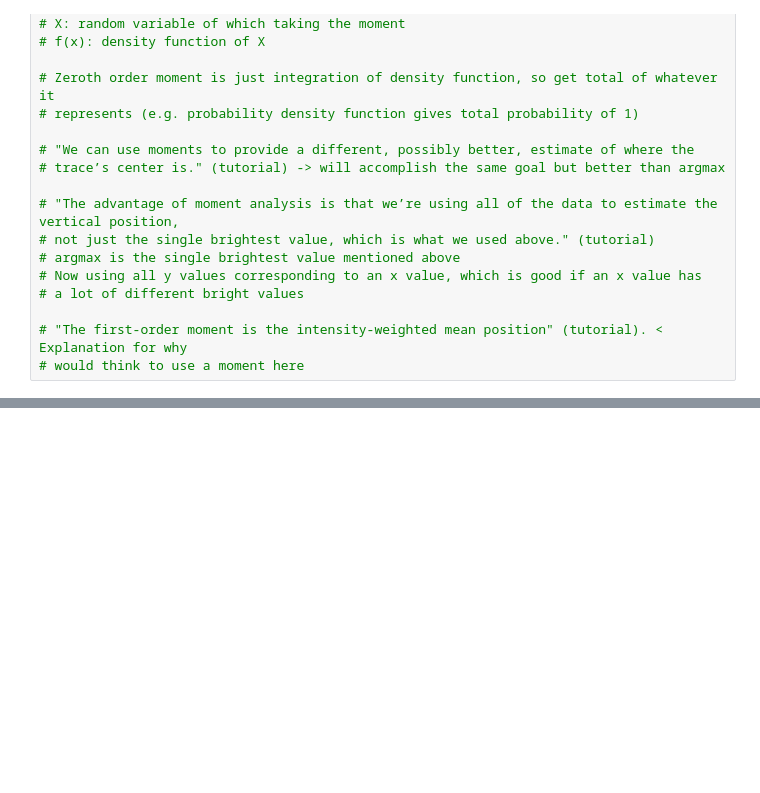
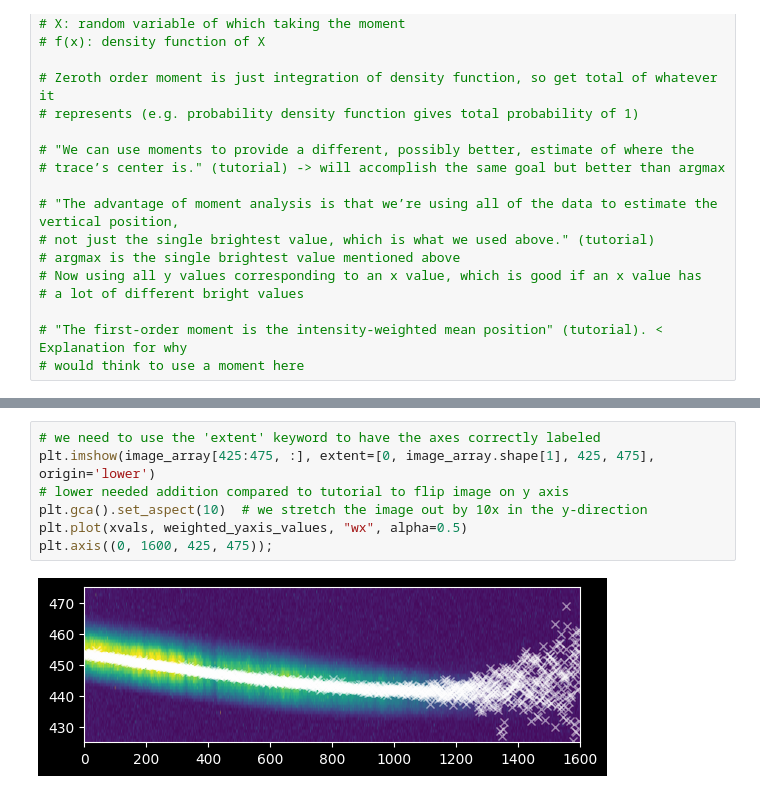
Before and after one commit to AveEddins/astropy---Tutorial-Series-on-Spectroscopic-Data-Reduction-Basics, a Jupyter notebook: AstroPy_SpectroscopicDataReductionTutorial.ipynb, the cells around one changed output, grey strips where cells are left out. Saved outputs shown, nothing was run; the diff lists cells and outputs as text; blank space fills up the shorter version.

```diff
--- a/AstroPy_SpectroscopicDataReductionTutorial.ipynb
+++ b/AstroPy_SpectroscopicDataReductionTutorial.ipynb
@@ -228,0 +259,9 @@ AxisError: axis 1 is out of bounds for array of dimension 1
+# %%
+# we need to use the 'extent' keyword to have the axes correctly labeled
+plt.imshow(image_array[425:475, :], extent=[0, image_array.shape[1], 425, 475], origin='lower')
+# lower needed addition compared to tutorial to flip image on y axis
+plt.gca().set_aspect(10)  # we stretch the image out by 10x in the y-direction
+plt.plot(xvals, weighted_yaxis_values, "wx", alpha=0.5)
+plt.axis((0, 1600, 425, 475));
+# %% [output]
+[figure, added]
```
Also changed, not shown: parts of 6 cells of this notebook.
